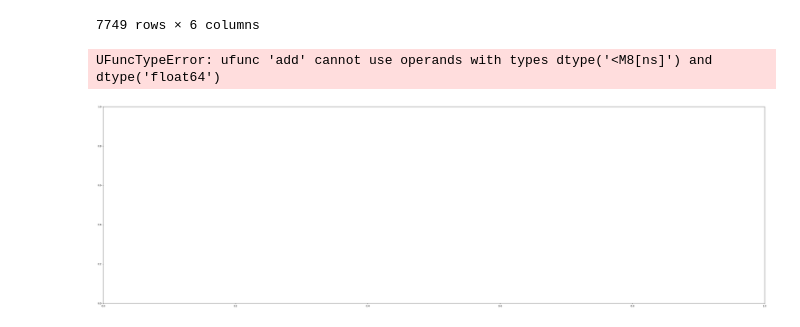
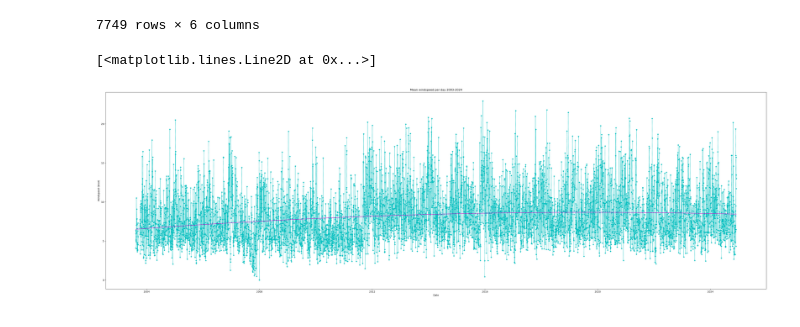
Before and after one commit to rayne-fall/pfda-project, a Jupyter notebook: project.ipynb, the cells around one changed output. Saved outputs shown, nothing was run; the diff lists cells and outputs as text; code cells hidden in the pictures.

Commit message:
fixed trendline + plotted mean windspeed for november 2024 + made large graph scrollable

```diff
--- a/project.ipynb
+++ b/project.ipynb
@@ -99,27 +112,21 @@ mean_per_day
 # %%
 # plot windspeed vs date
 fig, ax = plt.subplots(figsize=(50,15))
 
-#mean_per_day['wdsp']=mean_per_day['wdsp'].astype(int)
 wdsp=mean_per_day["wdsp"]
-#mean_per_day.index=mean_per_day.index.astype(float)
-#date=mean_per_day.index
 wdsp=wdsp.to_numpy()
-mean_per_day.index=mean_per_day.index.to_pydatetime() # reference no.4
-#date=date.to_numpy
-
-# define m and c for trendline
-m, c = np.polyfit(mean_per_day.index, wdsp, 2)
+dates = mean_per_day.index
+dates_num = mdates.date2num(dates)
 
 # label axes
 ax.set_xlabel("Date")
 ax.set_ylabel("Windspeed (knot)")
 # add title
-ax.set_title("Windspeed over time")
+ax.set_title("Mean windspeed per day 2003-2024")
 
-ax.plot(mean_per_day.index, wdsp, "*")
+ax.plot(mean_per_day.index, wdsp, "*:c")
 # plot trendline
-ax.plot(mean_per_day.index, m*mean_per_day.index +c, color = "#c201a4")
+ax.plot(dates_num, np.poly1d(np.polyfit(dates_num, wdsp, 2))(dates_num), '-m') # reference 4
 # %% [output]
-UFuncTypeError: ufunc 'add' cannot use operands with types dtype('<M8[ns]') and dtype('float64')
+[<matplotlib.lines.Line2D at 0x...>]
-[figure, old version]
+[figure, new version]
```
Also changed, not shown: parts of 12 cells of this notebook, 1 other file.
